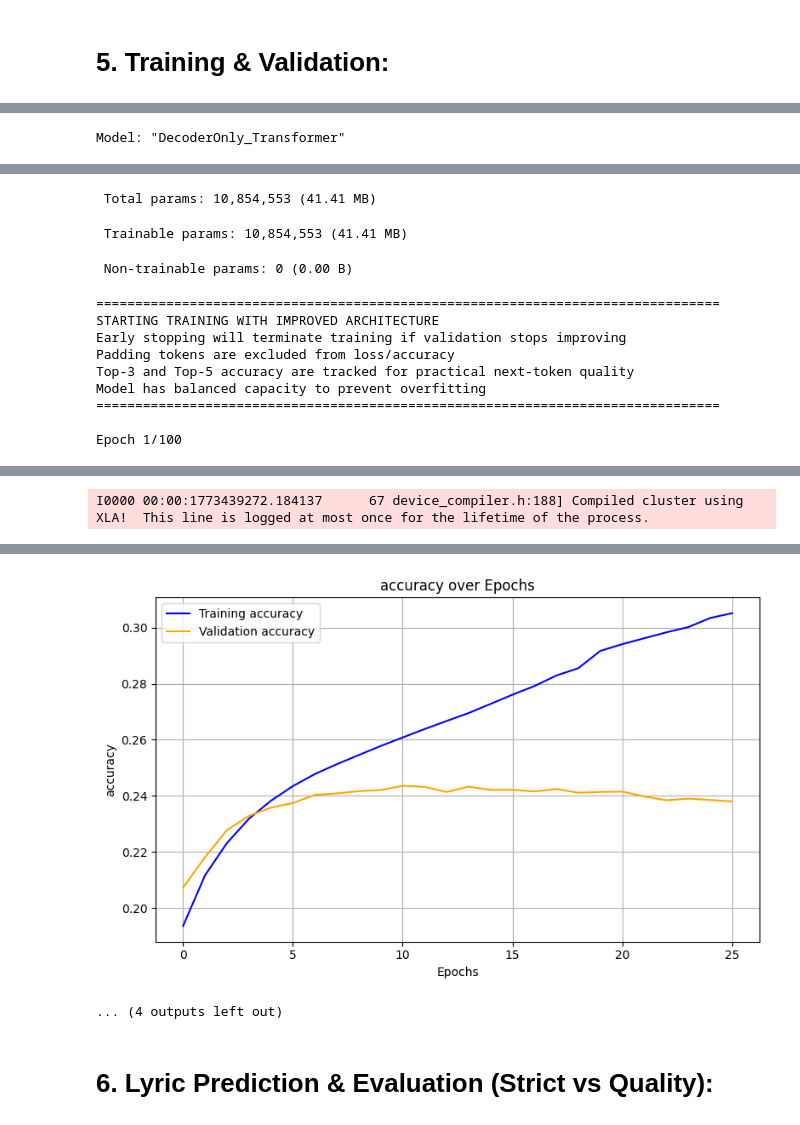
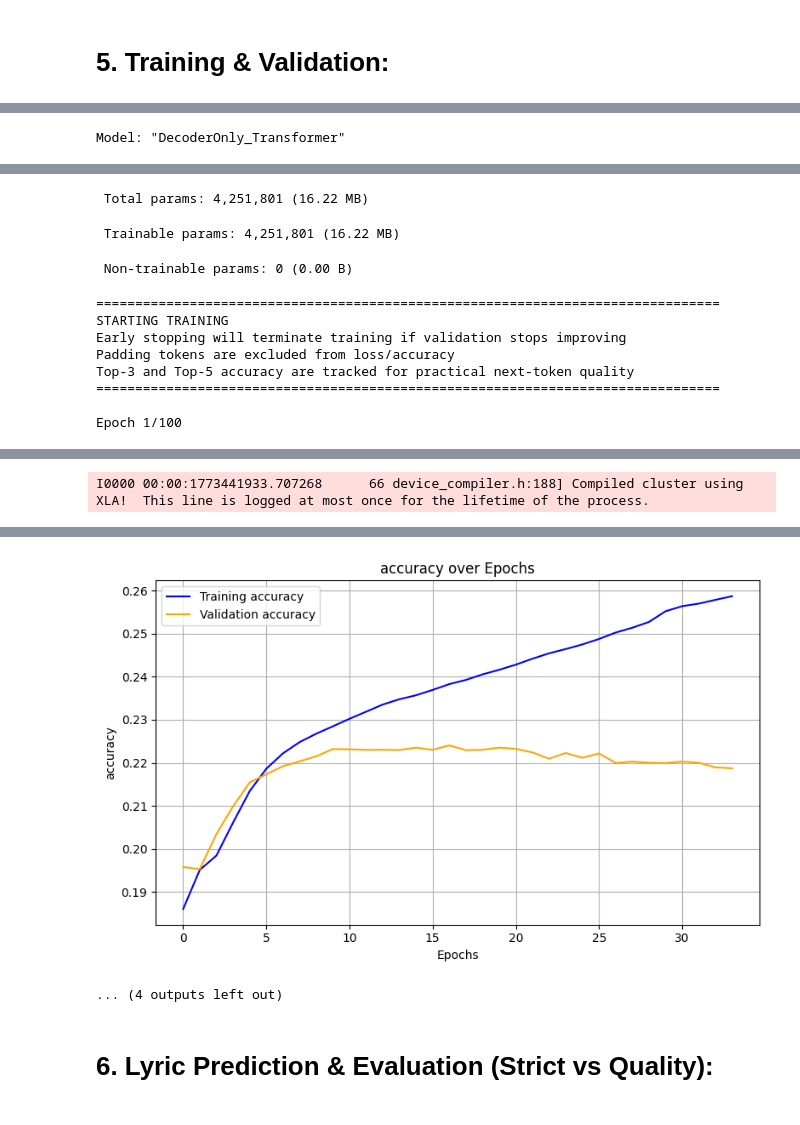
Before and after one commit to emansarahafi/LyricGen, a Jupyter notebook: LyricGen.ipynb, the cells around one changed output, grey strips where cells are left out. Saved outputs shown, nothing was run; the diff lists cells and outputs as text; code cells hidden in the pictures.

```diff
--- a/LyricGen.ipynb
+++ b/LyricGen.ipynb
@@ -327,10 +327,11 @@ for formatted_text, lang in zip(texts_with_tokens, languages):
 
 print(f"Generated {len(sequences)} valid sequences")
 
-# Pad sequences with pre-padding (zeros go at the beginning, like lab 6).
-# This ensures the last positions always hold real tokens, so the model
-# consistently learns next-token prediction from the final position.
-sequences = pad_sequences(sequences, maxlen=max_sequence_length, padding='pre', truncating='pre', value=0)
+# Post-padding: zeros go at the END of shorter sequences.
+# This is correct for causal (decoder-only) Transformers because the causal mask
+# prevents real tokens from attending to trailing padding. Pre-padding would
+# pollute every real token's representation by forcing it to attend to leading zeros.
+sequences = pad_sequences(sequences, maxlen=max_sequence_length, padding='post', truncating='post', value=0)
 
 # Convert language labels to numeric values
 lang_map = {'en': 0, 'fr': 1, 'ar': 2}
@@ -615,34 +618,34 @@ This gives a more realistic picture of next-token quality than Top-1 alone.
 - Top-k metrics capture practical usability better for creative text.
 - Perplexity provides a stronger language-model quality signal than exact-match alone.
 # %%
-# Adjusted Hyperparameters - Improved decoder-only architecture
-embed_dim = 256  # Increased from 128 for better representation capacity
-num_heads = 8  # Increased from 4 for more attention patterns
-ff_dim = 1024  # Increased from 512 for more learning capacity
-num_layers = 4  # Reduced to 4 layers to prevent overfitting with limited data
-dropout_rate = 0.35  # Increased to 0.35 for better regularization
+# Right-sized hyperparameters for ~27K training samples
+embed_dim = 128      # Right-sized for dataset scale (~27K samples)
+num_heads = 4        # 4 heads with key_dim=32 each (standard for d_model=128)
+ff_dim = 512         # Proportional to embed_dim
+num_layers = 2       # 2 layers prevents overfitting on limited data
+dropout_rate = 0.2   # Lighter regularization for smaller model
 vocab_size = actual_vocab  # Match output layer to tokenizer's effective vocabulary
 max_len = max_sequence_length  # Maximum sequence length (50)
-batch_size = 64  # Reduced from 128 to accommodate larger model
-epochs = 100  # Increased for better convergence
-learning_rate = 1e-4  # Reduced from 5e-4 for more stable training
-label_smoothing = 0.1  # Helps reduce overconfidence and repetitive outputs
+batch_size = 64
+epochs = 100         # With early stopping
+learning_rate = 1e-4
+label_smoothing = 0.1
 
 print("="*80)
-print("IMPROVED MODEL CONFIGURATION")
+print("MODEL CONFIGURATION")
 print("="*80)
 print(f"Vocabulary Size: {vocab_size:,} (shared tokenizer effective size)")
-print(f"Sequence Length: {max_len} tokens (increased for better context)")
-print(f"Embedding Dimension: {embed_dim} (increased for better representations)")
-print(f"Attention Heads: {num_heads} (more attention patterns)")
-print(f"Feed-forward Dimension: {ff_dim} (more learning capacity)")
-print(f"Decoder Layers: {num_layers} (reduced to prevent overfitting)")
-print(f"Dropout Rate: {dropout_rate} (increased for better regularization)")
-print(f"Batch Size: {batch_size} (accommodates larger model)")
-print(f"Learning Rate: {learning_rate} (more stable training)")
+print(f"Sequence Length: {max_len} tokens")
+print(f"Embedding Dimension: {embed_dim}")
+print(f"Attention Heads: {num_heads}")
+print(f"Feed-forward Dimension: {ff_dim}")
+print(f"Decoder Layers: {num_layers}")
+print(f"Dropout Rate: {dropout_rate}")
+print(f"Batch Size: {batch_size}")
+print(f"Learning Rate: {learning_rate}")
 print(f"Label Smoothing: {label_smoothing}")
 print(f"Max Epochs: {epochs} (with early stopping)")
-print(f"Expected Parameters: ~10-12M (balanced capacity)")
+print(f"Expected Parameters: ~3-4M (right-sized for ~27K samples)")
 print("="*80 + "\n")
 
 # Build and Compile Decoder-Only Model (GPT-style)
@@ -713,18 +716,18 @@ val_sample_weights = (val_target != 0).astype(np.float32)
 train_dataset = tf.data.Dataset.from_tensor_slices((train_input, train_target, train_sample_weights)).shuffle(5000).batch(batch_size).prefetch(tf.data.AUTOTUNE)
 val_dataset = tf.data.Dataset.from_tensor_slices((val_input, val_target, val_sample_weights)).batch(batch_size).prefetch(tf.data.AUTOTUNE)
 
-# Define Early Stopping Callback with more patience
+# Define Early Stopping Callback
 early_stopping = tf.keras.callbacks.EarlyStopping(
-    monitor='val_loss',           # Monitor validation loss
-    patience=10,                   # Increased patience for larger model
-    restore_best_weights=True,     # Restore weights from the best epoch
+    monitor='val_loss',
+    patience=10,
+    restore_best_weights=True,
     verbose=1,
-    mode='min'                     # Minimize the validation loss
+    mode='min'
 )
 
 # Define Model Checkpoint to save best model
 checkpoint = tf.keras.callbacks.ModelCheckpoint(
-    'best_transformer_model.keras',  # Keras model format required by tf.keras
+    'best_transformer_model.keras',
     monitor='val_loss',
     save_best_only=True,
     verbose=1,
@@ -735,17 +738,16 @@ checkpoint = tf.keras.callbacks.ModelCheckpoint(
 reduce_lr = tf.keras.callbacks.ReduceLROnPlateau(
     monitor='val_loss',
     factor=0.5,
-    patience=5,  # Increased patience
+    patience=5,
     min_lr=1e-7,
     verbose=1
 )
 
 print("\n" + "="*80)
-print("STARTING TRAINING WITH IMPROVED ARCHITECTURE")
+print("STARTING TRAINING")
 print("Early stopping will terminate training if validation stops improving")
 print("Padding tokens are excluded from loss/accuracy")
 print("Top-3 and Top-5 accuracy are tracked for practical next-token quality")
-print("Model has balanced capacity to prevent overfitting")
 print("="*80 + "\n")
 
 # Train the Transformer with Early Stopping
@@ -753,7 +755,7 @@ history = transformer.fit(
     train_dataset,
     validation_data=val_dataset,
     epochs=epochs,
-    callbacks=[early_stopping, checkpoint, reduce_lr],  # Training callbacks
+    callbacks=[early_stopping, checkpoint, reduce_lr],
     verbose=1
 )
 
@@ -858,13 +856,12 @@ Model: "DecoderOnly_Transformer"
 └─────────────────────────────────┴────────────────────────┴───────────────┘
- Total params: 10,854,553 (41.41 MB)
+ Total params: 4,251,801 (16.22 MB)
- Trainable params: 10,854,553 (41.41 MB)
+ Trainable params: 4,251,801 (16.22 MB)
  Non-trainable params: 0 (0.00 B)
 ================================================================================
-STARTING TRAINING WITH IMPROVED ARCHITECTURE
+STARTING TRAINING
 Early stopping will terminate training if validation stops improving
 Padding tokens are excluded from loss/accuracy
 Top-3 and Top-5 accuracy are tracked for practical next-token quality
-Model has balanced capacity to prevent overfitting
 ================================================================================
 
 Epoch 1/100
@@ -875 +872 @@ I0000 00:00:1773439248.305519      67 service.cc:153]   StreamExecutor device (0
-I0000 00:00:1773439272.184137      67 device_compiler.h:188] Compiled cluster using XLA!  This line is logged at most once for the lifetime of the process.
+I0000 00:00:1773441933.707268      66 device_compiler.h:188] Compiled cluster using XLA!  This line is logged at most once for the lifetime of the process.
@@ -892,5 +889,5 @@ Approx. Perplexity (exp(loss)): 284.27
 ================================================================================
-[figure, old version]
+[figure, new version]
 ... (4 outputs left out)
 # %% [markdown]
 # **6. Lyric Prediction & Evaluation (Strict vs Quality):**
```
Also changed, not shown: parts of 9 cells of this notebook.
